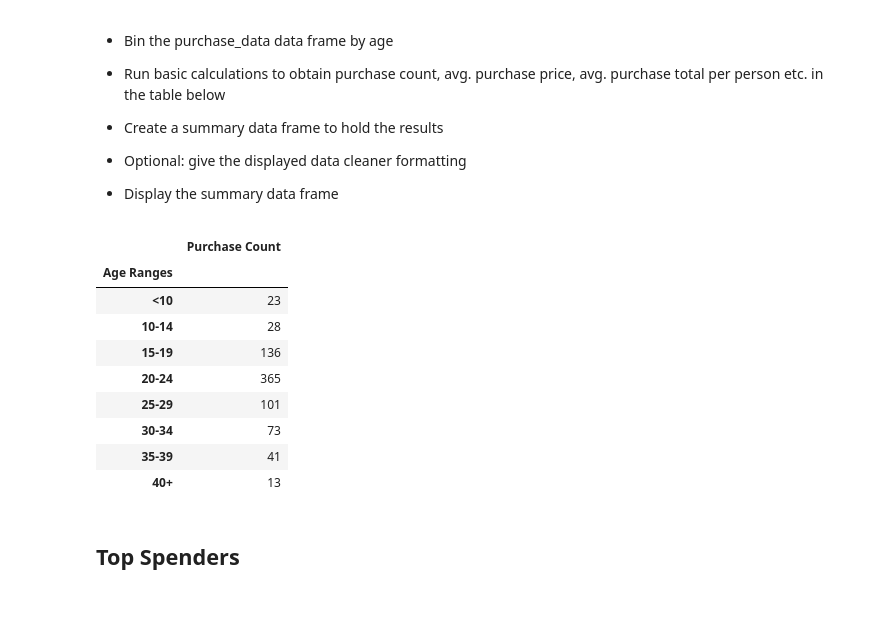
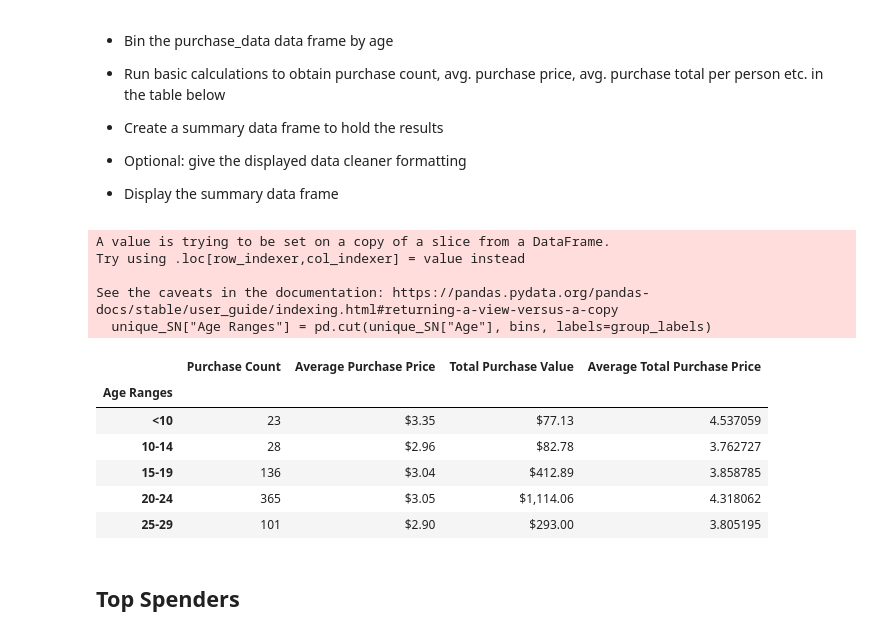
Before and after one commit to lovenalee/pandas-challenge, a Jupyter notebook: HeroesOfPymoli/HeroesOfPymoli_starter.ipynb, the cells around one changed output. Drawn from its saved outputs; the diff is of its cells as text; code cells hidden in the pictures; blank space fills up the shorter version.

Commit message:
update
Update "Purchase Analysis (Age)"

```diff
--- a/HeroesOfPymoli/HeroesOfPymoli_starter.ipynb
+++ b/HeroesOfPymoli/HeroesOfPymoli_starter.ipynb
@@ -202,9 +202,9 @@ bins = [0, 9, 14, 19, 24, 29, 34, 39, 200]
 group_labels = ["<10", "10-14", "15-19", "20-24", "25-29", "30-34", "35-39", "40+"]
 # %%
 unique_SN["Age Group"] = pd.cut(unique_SN["Age"], bins, labels=group_labels)
-unique_SN = unique_SN.groupby("Age Group")
+unique_SN_A = unique_SN.groupby("Age Group")
 
-age_group_count = pd.DataFrame(unique_SN["SN"].count())
+age_group_count = pd.DataFrame(unique_SN_A["SN"].count())
 age_group_count = age_group_count.rename(columns={"SN":"Total Count"})
 age_group_count
 # %% [output]
@@ -270,27 +270,47 @@ Age_Demographics
 
 
 * Display the summary data frame
-# %%
-
-
-purchase_data["Age Ranges"] = pd.cut(purchase_data["Age"], bins, labels=group_labels)
-
-purchase_data_age = purchase_data.groupby("Age Ranges")
-
-age_ranges_count = pd.DataFrame(purchase_data_age["Purchase ID"].count())
-age_ranges_count = age_ranges_count.rename(columns={"Purchase ID":"Purchase Count"})
-age_ranges_count
-# %% [output]
-|  | Purchase Count |
-| Age Ranges |  |
-| <10 | 23 |
-| 10-14 | 28 |
-| 15-19 | 136 |
-| 20-24 | 365 |
-| 25-29 | 101 |
-| 30-34 | 73 |
-| 35-39 | 41 |
-| 40+ | 13 |
+# %%
+
+
+purchase_data["Age Ranges"] = pd.cut(purchase_data["Age"], bins, labels=group_labels)
+purchase_data_age = purchase_data.groupby("Age Ranges")
+unique_SN["Age Ranges"] = pd.cut(unique_SN["Age"], bins, labels=group_labels)
+unique_SN_age = unique_SN.groupby("Age Ranges")
+
+
+age_ranges_count = pd.DataFrame(purchase_data_age["Purchase ID"].count())
+age_ranges_count = age_ranges_count.rename(columns={"Purchase ID":"Purchase Count"})
+
+PT = pd.DataFrame(purchase_data_age["Price"].sum())
+PT = PT.rename(columns={"Price":"Total Purchase Value"})
+
+
+pp_avg = pd.DataFrame(purchase_data_age["Price"].sum()/purchase_data_age["Purchase ID"].count())
+pp_avg = pp_avg.rename(columns={0:"Average Purchase Price"})
+
+Tpp_avg = pd.DataFrame(purchase_data_age["Price"].sum()/unique_SN_age["SN"].count())
+Tpp_avg = Tpp_avg.rename(columns={0:"Average Total Purchase Price"})
+
+purchasing_analysis_age = age_ranges_count.merge(pp_avg.merge(PT.merge(Tpp_avg, on="Age Ranges"), on = "Age Ranges"),on="Age Ranges")
+purchasing_analysis_age["Average Purchase Price"]=purchasing_analysis_age["Average Purchase Price"].astype(float).map("${:,.2f}".format)
+purchasing_analysis_age["Total Purchase Value"]=purchasing_analysis_age["Total Purchase Value"].astype(float).map("${:,.2f}".format)
+purchasing_analysis_age["Average Total Purchase Price"]=purchasing_analysis_age["Total Purchase Value"].astype(float).map("${:,.2f}".format)
+
+purchasing_analysis_age.head()
+# %% [output]
+A value is trying to be set on a copy of a slice from a DataFrame.
+Try using .loc[row_indexer,col_indexer] = value instead
+
+See the caveats in the documentation: https://pandas.pydata.org/pandas-docs/stable/user_guide/indexing.html#returning-a-view-versus-a-copy
+  unique_SN["Age Ranges"] = pd.cut(unique_SN["Age"], bins, labels=group_labels)
+|  | Purchase Count | Average Purchase Price | Total Purchase Value | Average Total Purchase Price |
+| Age Ranges |  |  |  |  |
+| <10 | 23 | $3.35 | $77.13 | 4.537059 |
+| 10-14 | 28 | $2.96 | $82.78 | 3.762727 |
+| 15-19 | 136 | $3.04 | $412.89 | 3.858785 |
+| 20-24 | 365 | $3.05 | $1,114.06 | 4.318062 |
+| 25-29 | 101 | $2.90 | $293.00 | 3.805195 |
 # %% [markdown]
 ## Top Spenders
 # %% [markdown]
```
